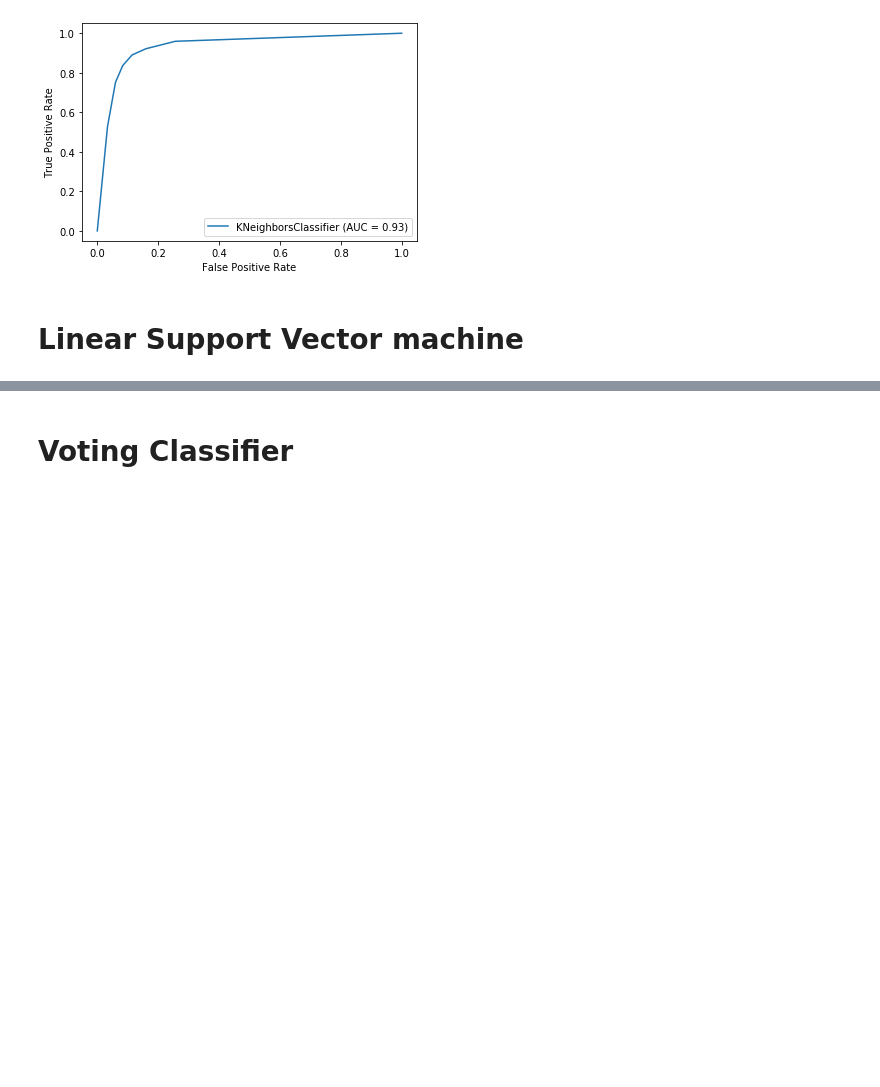
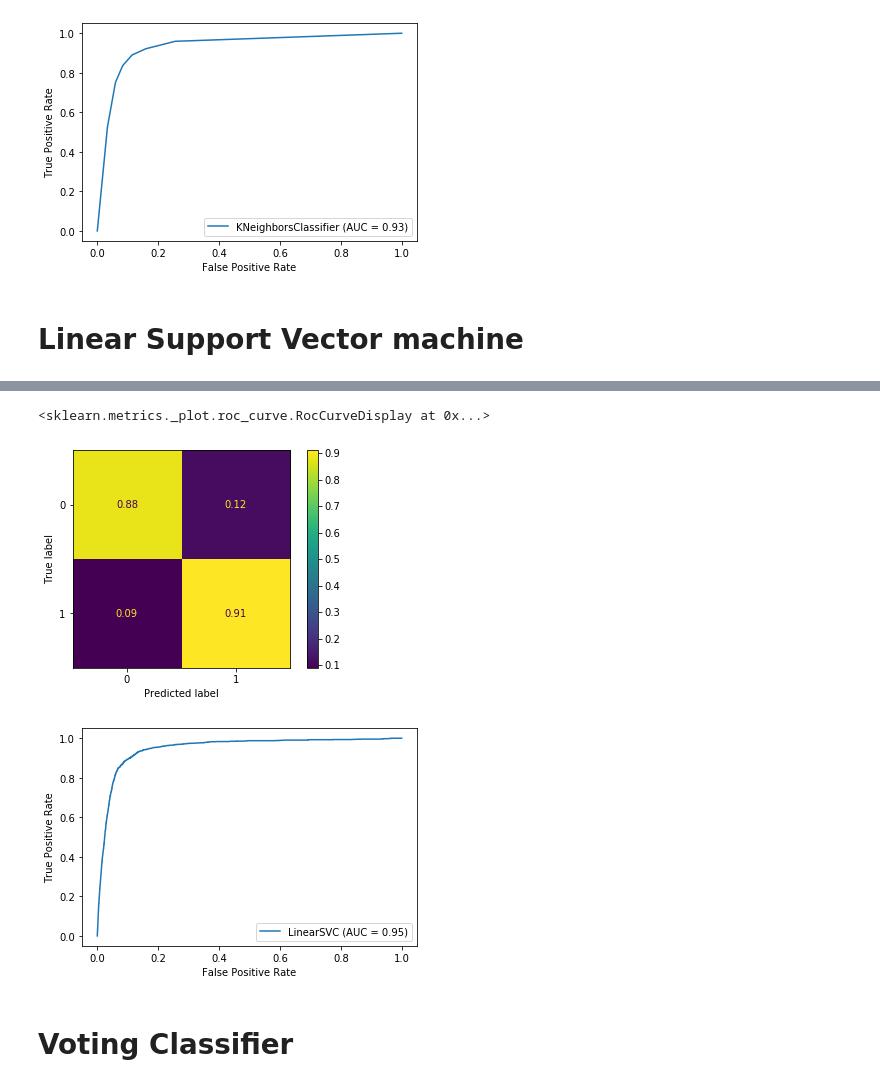
Before and after one commit to Steve-Pilato/COVID-19-Data-Science-Project-SHU, a Jupyter notebook: COVID-19 Data Preperation and Model Generation and Evaluation.ipynb, the cells around one changed output, grey strips where cells are left out. Drawn from its saved outputs; the diff is of its cells as text; code cells hidden in the pictures; blank space fills up the shorter version.

```diff
--- a/COVID-19 Data Preperation and Model Generation and Evaluation.ipynb
+++ b/COVID-19 Data Preperation and Model Generation and Evaluation.ipynb
@@ -370,3 +370,11 @@ Best score: 0.9004835054768823
+# %%
+#Model evaluation
+plot_confusion_matrix(sv_best, X_test, y_test, normalize='true')
+plot_roc_curve(sv_best, X_test, y_test)
+# %% [output]
+<sklearn.metrics._plot.roc_curve.RocCurveDisplay at 0x...>
+[figure, added]
+[figure, added]
 # %% [markdown]
 # Voting Classifier
 # %%
```
Also changed, not shown: parts of 2 cells of this notebook.
